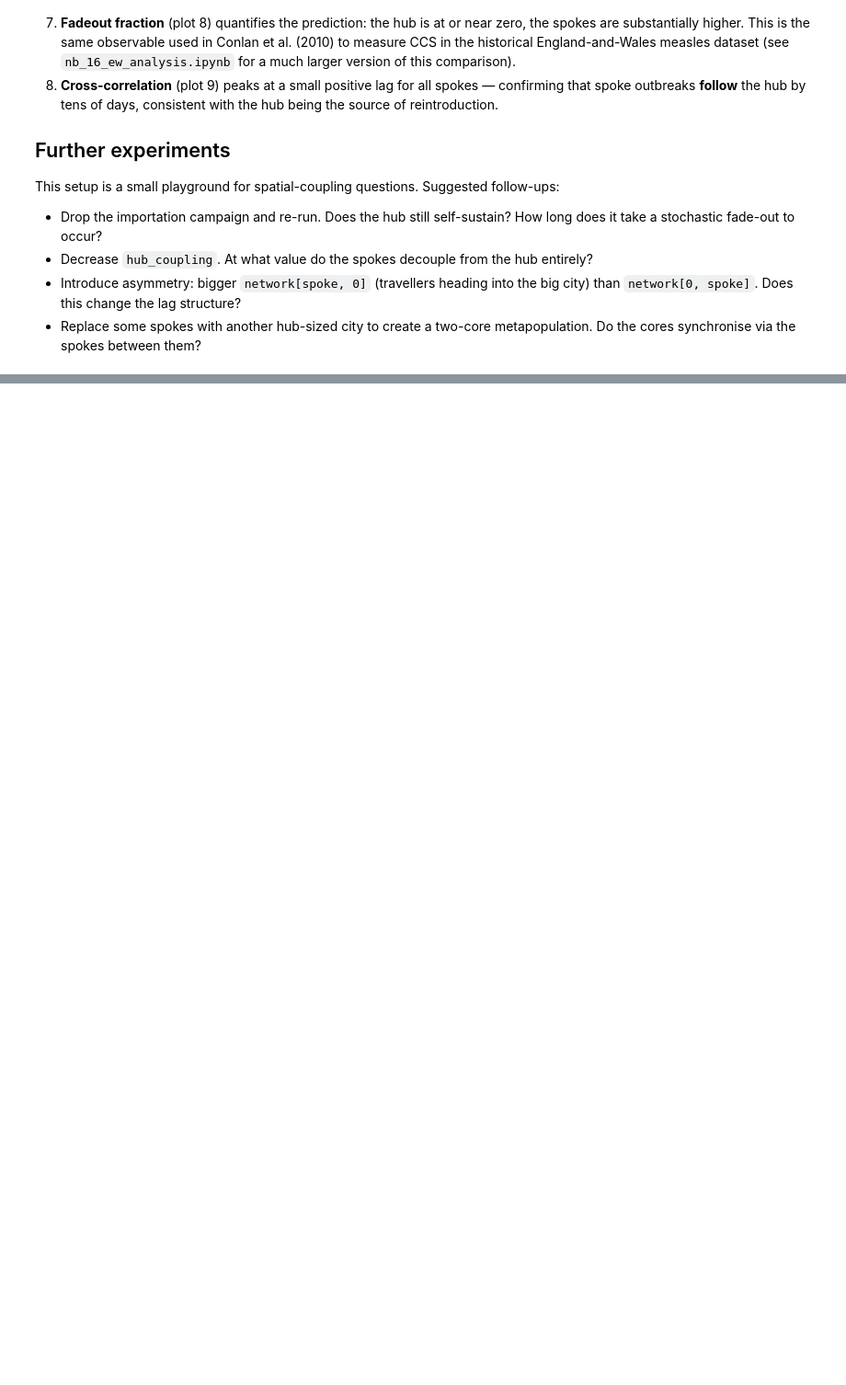
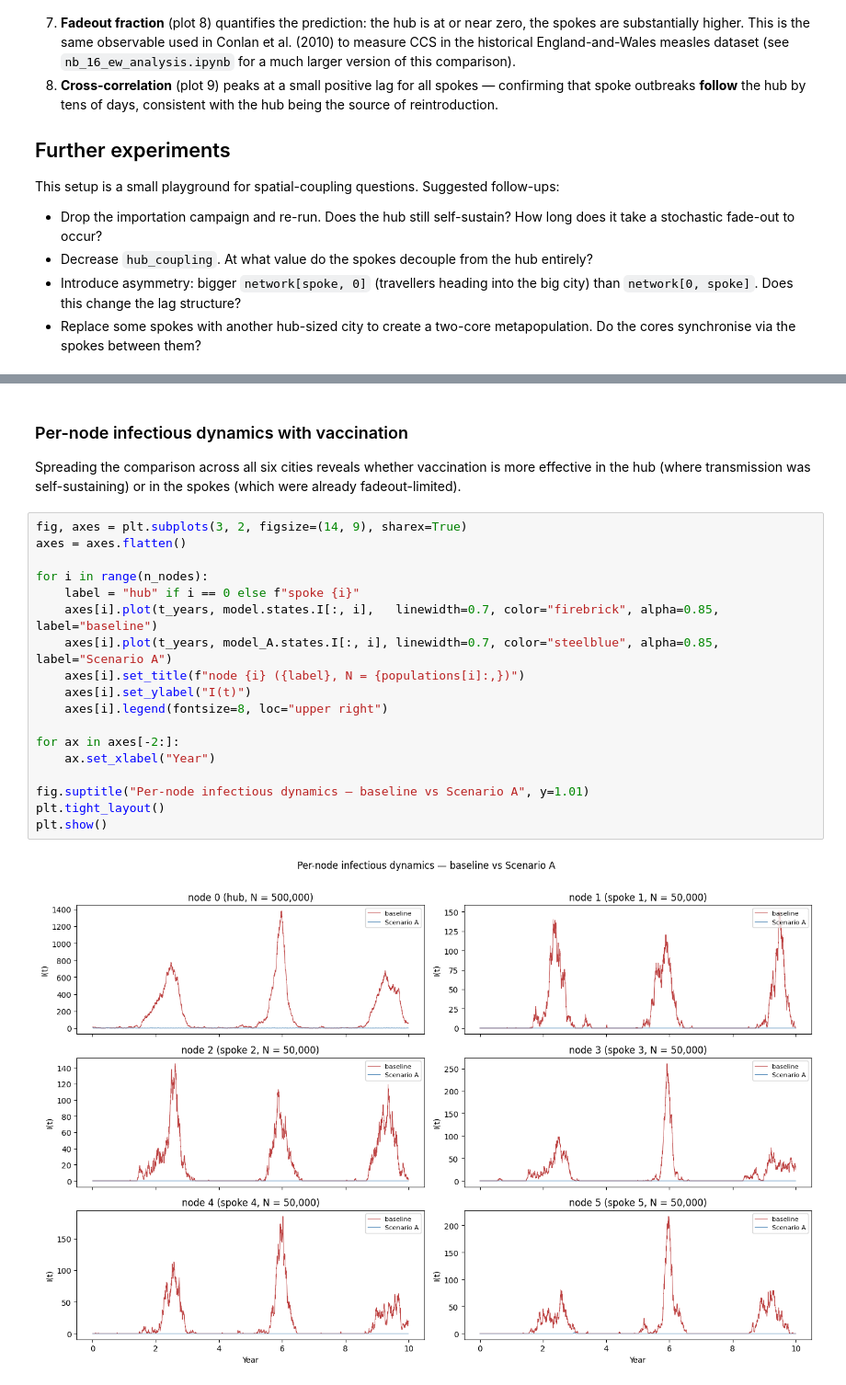
Before and after one commit to clorton/laser-cohorts, a Jupyter notebook: docs/notebooks/nb_17_campaign_example.ipynb, the cells around one changed output, grey strips where cells are left out. Shown at 92% size. Drawn from its saved outputs; the diff is of its cells as text; blank space fills up the shorter version.

```diff
--- a/docs/notebooks/nb_17_campaign_example.ipynb
+++ b/docs/notebooks/nb_17_campaign_example.ipynb
@@ -616,0 +852,24 @@ This setup is a small playground for spatial-coupling questions.  Suggested foll
+# %% [markdown]
+### Per-node infectious dynamics with vaccination
+
+Spreading the comparison across all six cities reveals whether vaccination is more effective in the hub (where transmission was self-sustaining) or in the spokes (which were already fadeout-limited).
+# %%
+fig, axes = plt.subplots(3, 2, figsize=(14, 9), sharex=True)
+axes = axes.flatten()
+
+for i in range(n_nodes):
+    label = "hub" if i == 0 else f"spoke {i}"
+    axes[i].plot(t_years, model.states.I[:, i],   linewidth=0.7, color="firebrick", alpha=0.85, label="baseline")
+    axes[i].plot(t_years, model_A.states.I[:, i], linewidth=0.7, color="steelblue", alpha=0.85, label="Scenario A")
+    axes[i].set_title(f"node {i} ({label}, N = {populations[i]:,})")
+    axes[i].set_ylabel("I(t)")
+    axes[i].legend(fontsize=8, loc="upper right")
+
+for ax in axes[-2:]:
+    ax.set_xlabel("Year")
+
+fig.suptitle("Per-node infectious dynamics — baseline vs Scenario A", y=1.01)
+plt.tight_layout()
+plt.show()
+# %% [output]
+[figure, added]
```
Also changed, not shown: parts of 17 cells of this notebook, 2 other files.
